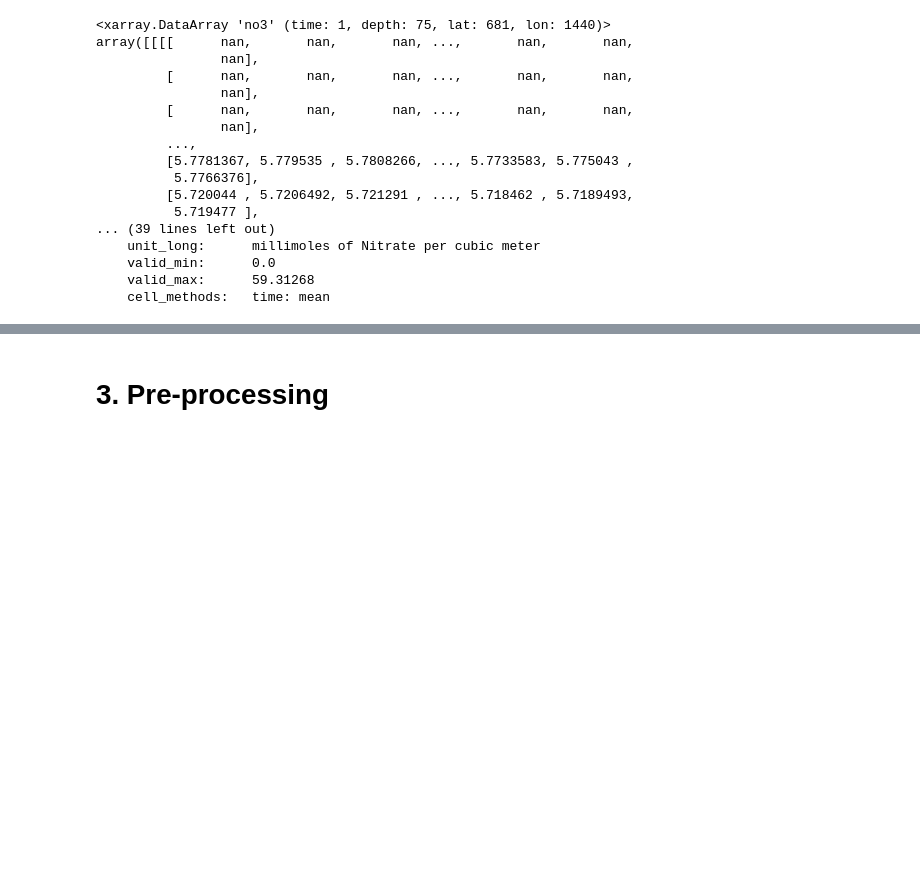
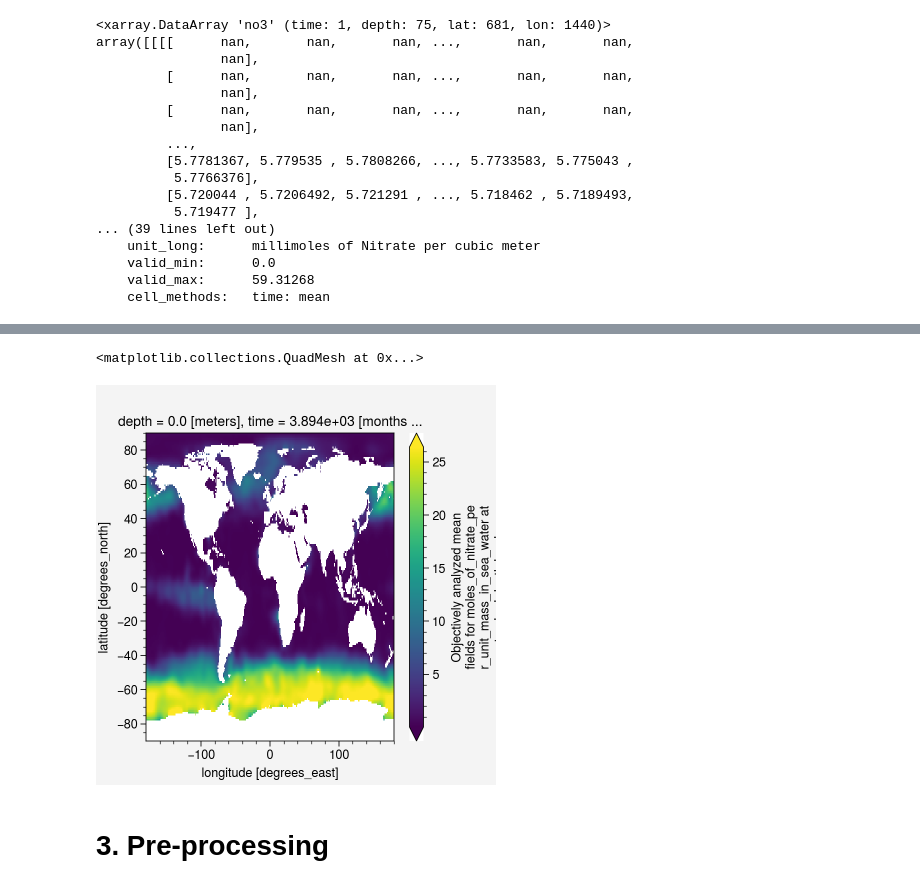
Before and after one commit to PaleoLipidRR/nutrient-effect-on-TEX, a Jupyter notebook: ipynb_files/SI_code1_PreProcessing.ipynb, the cells around one changed output, grey strips where cells are left out. Drawn from its saved outputs; the diff is of its cells as text; code cells hidden in the pictures; blank space fills up the shorter version.

```diff
--- a/ipynb_files/SI_code1_PreProcessing.ipynb
+++ b/ipynb_files/SI_code1_PreProcessing.ipynb
@@ -640,0 +649,7 @@ array([[[[      nan,       nan,       nan, ...,       nan,       nan,
+# %%
+### WOA23 nitrate data
+fpath2 = fr'{local_documents_path}/Postdoc/TEXAS-PSM/netcdf/WOA-database/WOA23/WOA-decav'
+fname = r'woa23_all_n00_01.nc'
+
+nitrate_WOA23_da = xr.open_dataset(os.path.join(fpath2,fname),decode_times=False).n_an.load()
+nitrate_WOA23_da
@@ -641,3 +674,8 @@ array([[[[      nan,       nan,       nan, ...,       nan,       nan,
+# %%
+nitrate_WOA23_da.isel(depth=0).plot(robust=True,)
+# %% [output]
+<matplotlib.collections.QuadMesh at 0x...>
+[figure, added]
 # %% [markdown]
 # 3. Pre-processing
 # %% [markdown]
```
Also changed, not shown: parts of 9 cells of this notebook, 3 other files.
